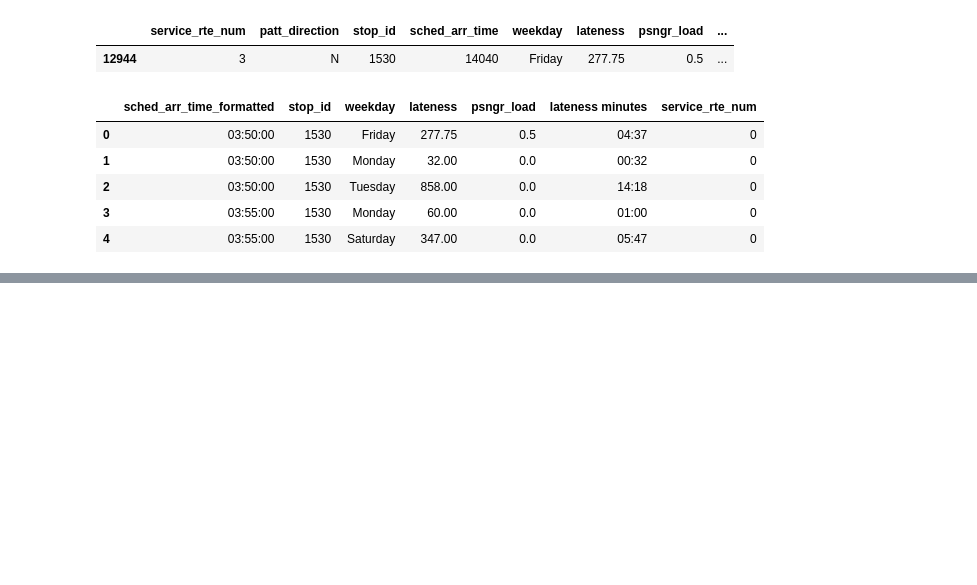
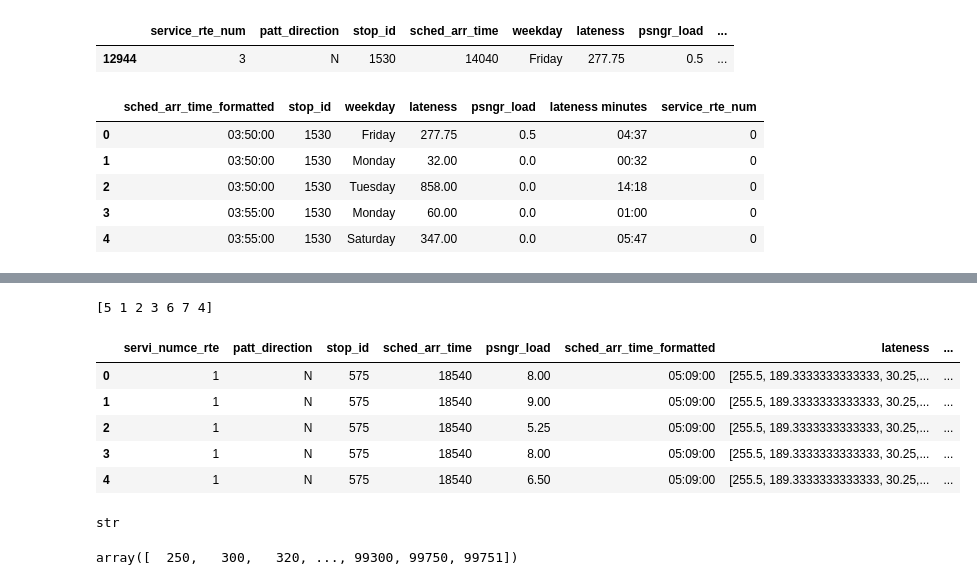
Before and after one commit to levkoch/bus-442, a Jupyter notebook: delays/data_cleaing.ipynb, the cells around one changed output, grey strips where cells are left out. Saved outputs shown, nothing was run; the diff lists cells and outputs as text; code cells hidden in the pictures; blank space fills up the shorter version.

```diff
--- a/delays/data_cleaing.ipynb
+++ b/delays/data_cleaing.ipynb
@@ -193,0 +207,6 @@ avg_times.to_csv('FiveMinuteDelayAverages.csv')
+# %%
+# Convert weekday to indicies
+DAY_COLS = ['Monday', 'Tuesday', 'Wednesday', 'Thursday', 'Friday', 'Saturday', 'Sunday']
+df['day_arr'] = [DAY_COLS.index(i) for i in df['weekday']]
+df = df.drop('weekday', axis=1)
+df = df.drop('psngr_load', axis=1)
@@ -193,0 +222,18 @@ avg_times.to_csv('FiveMinuteDelayAverages.csv')
+# %%
+df_lateness = df.groupby(['servi_numce_rte', 'patt_direction', 'stop_id', 'sched_arr_time', 'sched_arr_time_formatted'])['lateness'].apply(list).reset_index(name='lateness')
+df_latemins = df.groupby(['servi_numce_rte', 'patt_direction', 'stop_id', 'sched_arr_time', 'sched_arr_time_formatted'])['lateness minutes'].apply(list).reset_index(name='lateness_minutes')
+df_dayidx = df.groupby(['servi_numce_rte', 'patt_direction', 'stop_id', 'sched_arr_time', 'sched_arr_time_formatted'])['day_arr'].apply(list).reset_index(name='day_arr')
+df = df.drop('lateness', axis=1)
+df = df.drop('lateness minutes', axis=1)
+df = df.drop('day_arr', axis=1)
+df = df.merge(
+    df_lateness[['servi_numce_rte', 'patt_direction', 'stop_id', 'sched_arr_time', 'sched_arr_time_formatted', 'lateness']],
+    on=['servi_numce_rte', 'patt_direction', 'stop_id', 'sched_arr_time', 'sched_arr_time_formatted'], how='left'
+).merge(
+    df_latemins[['servi_numce_rte', 'patt_direction', 'stop_id', 'sched_arr_time', 'sched_arr_time_formatted', 'lateness_minutes']],
+    on=['servi_numce_rte', 'patt_direction', 'stop_id', 'sched_arr_time', 'sched_arr_time_formatted'], how='left'
+).merge(
+    df_dayidx[['servi_numce_rte', 'patt_direction', 'stop_id', 'sched_arr_time', 'sched_arr_time_formatted', 'day_arr']],
+    on=['servi_numce_rte', 'patt_direction', 'stop_id', 'sched_arr_time', 'sched_arr_time_formatted'], how='left'
+)
+df.head()
@@ -193,0 +247,3 @@ avg_times.to_csv('FiveMinuteDelayAverages.csv')
+# %%
+# Drop duplicates
+df = df.drop_duplicates(subset=["servi_numce_rte", "patt_direction", 'stop_id', 'sched_arr_time', "sched_arr_time_formatted"])
@@ -193,0 +259,15 @@ avg_times.to_csv('FiveMinuteDelayAverages.csv')
+# %%
+print(df['day_indices'].str.len().unique())
+# %% [output]
+[5 1 2 3 6 7 4]
+# %%
+df['servi_numce_rte'] = df['servi_numce_rte'].astype(str)
+# %%
+df.head()
+# %% [output]
+|  | servi_numce_rte | patt_direction | stop_id | sched_arr_time | psngr_load | sched_arr_time_formatted | lateness | ... |
+| 0 | 1 | N | 575 | 18540 | 8.00 | 05:09:00 | [255.5, 189.3333333333333, 30.25,... | ... |
+| 1 | 1 | N | 575 | 18540 | 9.00 | 05:09:00 | [255.5, 189.3333333333333, 30.25,... | ... |
+| 2 | 1 | N | 575 | 18540 | 5.25 | 05:09:00 | [255.5, 189.3333333333333, 30.25,... | ... |
+| 3 | 1 | N | 575 | 18540 | 8.00 | 05:09:00 | [255.5, 189.3333333333333, 30.25,... | ... |
+| 4 | 1 | N | 575 | 18540 | 6.50 | 05:09:00 | [255.5, 189.3333333333333, 30.25,... | ... |
@@ -193,0 +276,4 @@ avg_times.to_csv('FiveMinuteDelayAverages.csv')
+# %%
+print(df['route_short_name'].dtype)
+# %% [output]
+str
@@ -193,0 +284,5 @@ avg_times.to_csv('FiveMinuteDelayAverages.csv')
+# %%
+df.sort_values(by=['stop_id'], inplace=True)
+df['stop_id'].unique()
+# %% [output]
+array([  250,   300,   320, ..., 99300, 99750, 99751])
```
Also changed, not shown: parts of 13 cells of this notebook, 4 other files.
